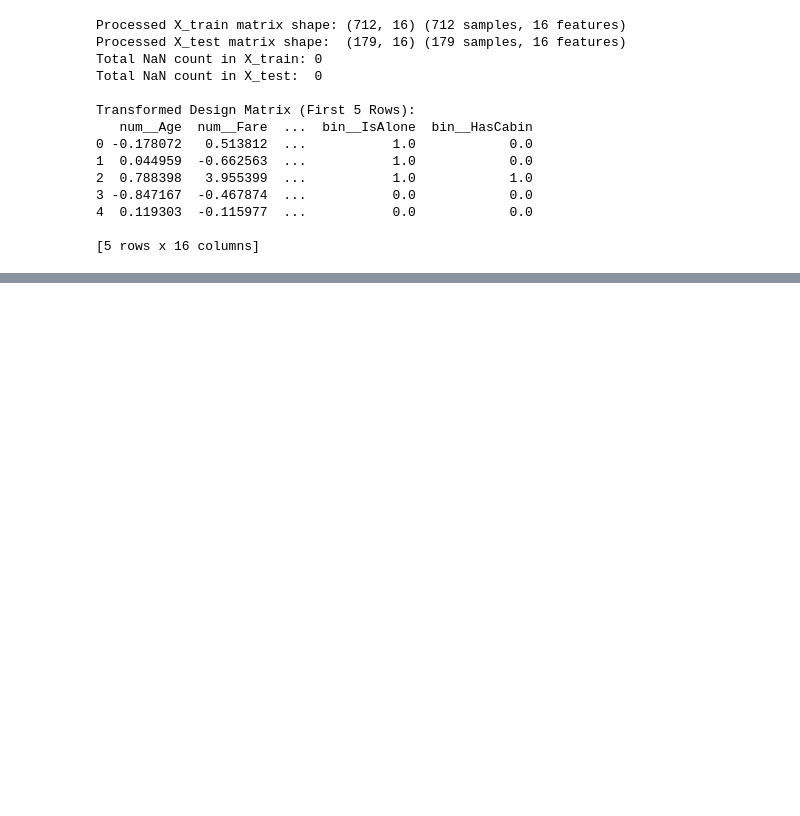
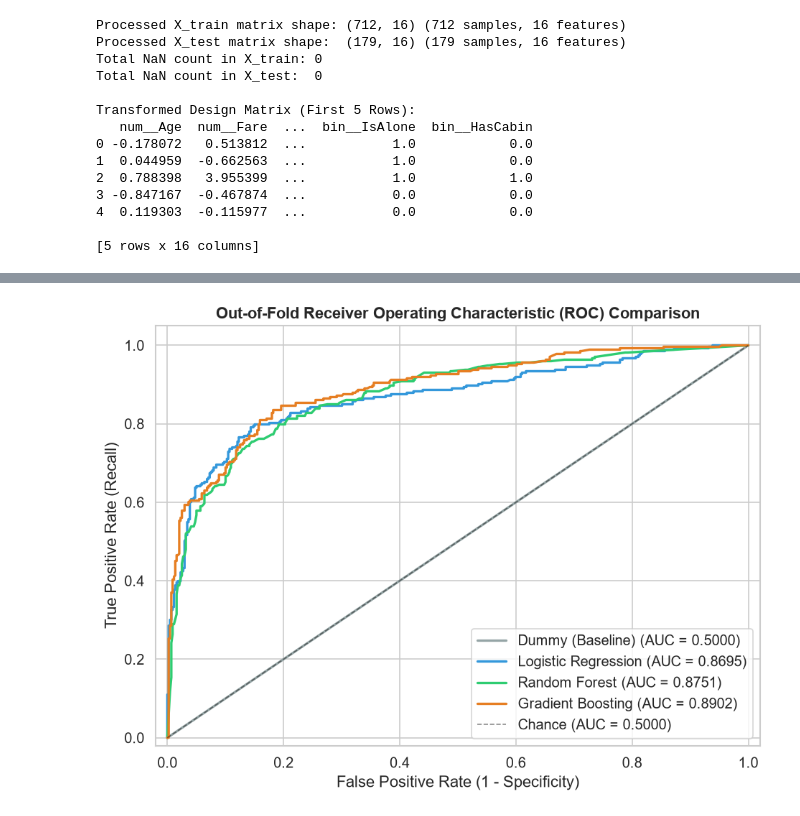
Before and after one commit to bryanmsh/titanic-survival-classifier, a Jupyter notebook: titanic_pipeline.ipynb, the cells around one changed output, grey strips where cells are left out. Saved outputs shown, nothing was run; the diff lists cells and outputs as text; code cells hidden in the pictures; blank space fills up the shorter version.

```diff
--- a/titanic_pipeline.ipynb
+++ b/titanic_pipeline.ipynb
@@ -596,0 +653,25 @@ plt.show()
+# %%
+fig, ax = plt.subplots(figsize=(8, 6))
+
+colors = {'Logistic Regression': '#3498db', 'Random Forest': '#2ecc71', 'Gradient Boosting': '#e67e22', 'Dummy (Baseline)': '#95a5a6'}
+
+for name, probs in oof_probabilities.items():
+    if name == 'Dummy (Baseline)':
+        fpr, tpr = [0, 1], [0, 1]
+        roc_auc = 0.50
+    else:
+        fpr, tpr, _ = roc_curve(y_train, probs)
+        roc_auc = auc(fpr, tpr)
+    ax.plot(fpr, tpr, label=f"{name} (AUC = {roc_auc:.4f})", color=colors.get(name, '#333'), lw=2)
+
+ax.plot([0, 1], [0, 1], 'k--', lw=1, alpha=0.5, label='Chance (AUC = 0.5000)')
+ax.set_xlim([-0.02, 1.02])
+ax.set_ylim([-0.02, 1.05])
+ax.set_xlabel('False Positive Rate (1 - Specificity)')
+ax.set_ylabel('True Positive Rate (Recall)')
+ax.set_title('Out-of-Fold Receiver Operating Characteristic (ROC) Comparison', fontsize=13, fontweight='bold')
+ax.legend(loc='lower right', frameon=True)
+plt.tight_layout()
+plt.show()
+# %% [output]
+[figure, added]
```
Also changed, not shown: parts of 14 cells of this notebook, 3 other files.
